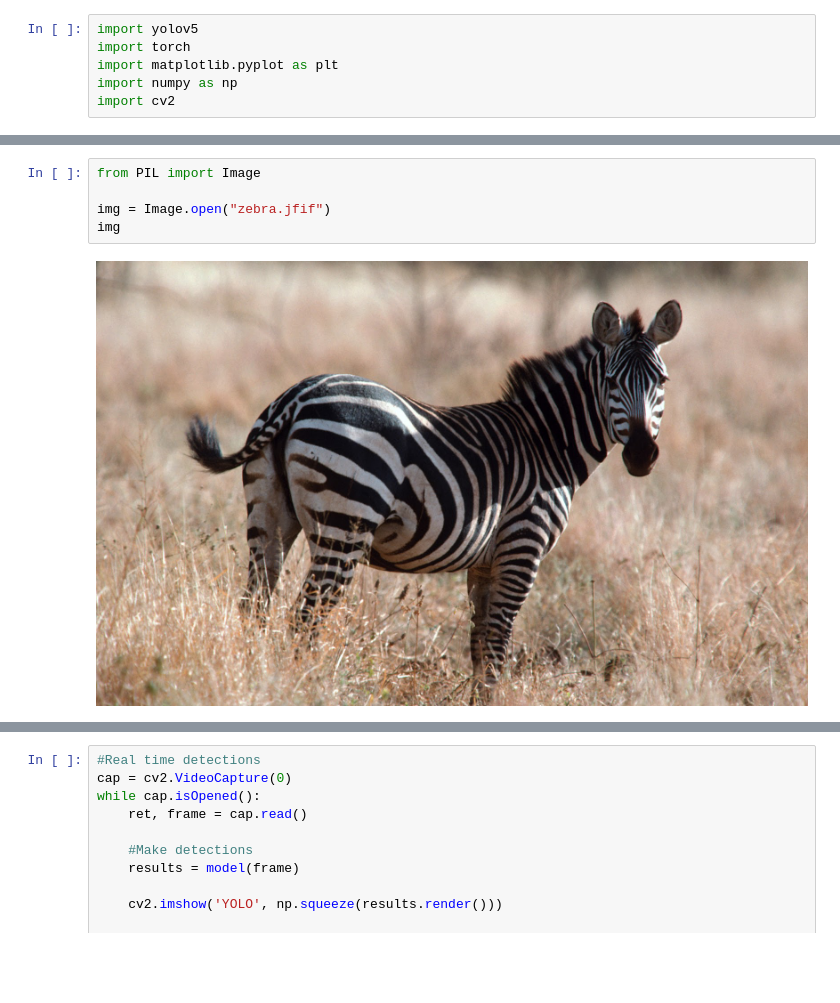
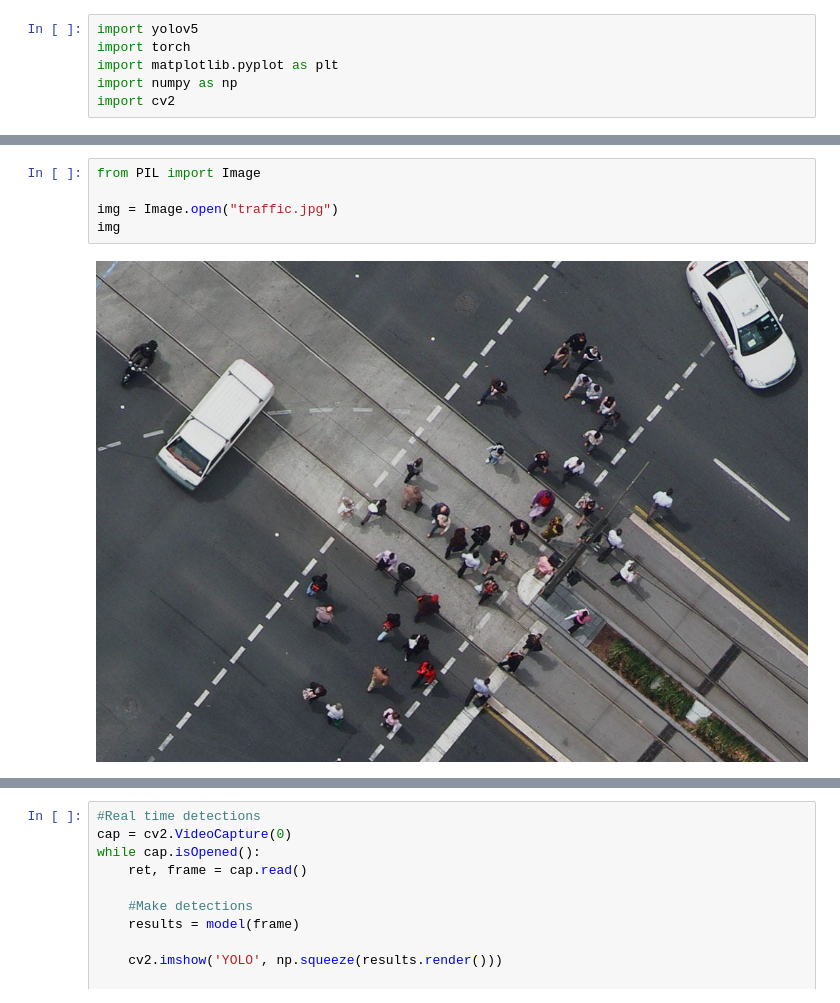
Before and after one commit to cluiverto/YOLO_Basic_usage, a Jupyter notebook: YOLO_basic_usage.ipynb, the cells around one changed output, grey strips where cells are left out. Cells and saved outputs as stored; diff of their text form; blank space fills up the shorter version.

```diff
--- a/YOLO_basic_usage.ipynb
+++ b/YOLO_basic_usage.ipynb
@@ -16,10 +18,10 @@ Adding AutoShape...
 # %%
 from PIL import Image
 
-img = Image.open("zebra.jfif")
+img = Image.open("traffic.jpg")
 img
 # %% [output]
-[figure, old version]
+[figure, new version]
 # %%
 results = model(img)
 results.print()
```
Also changed, not shown: parts of 9 cells of this notebook.
